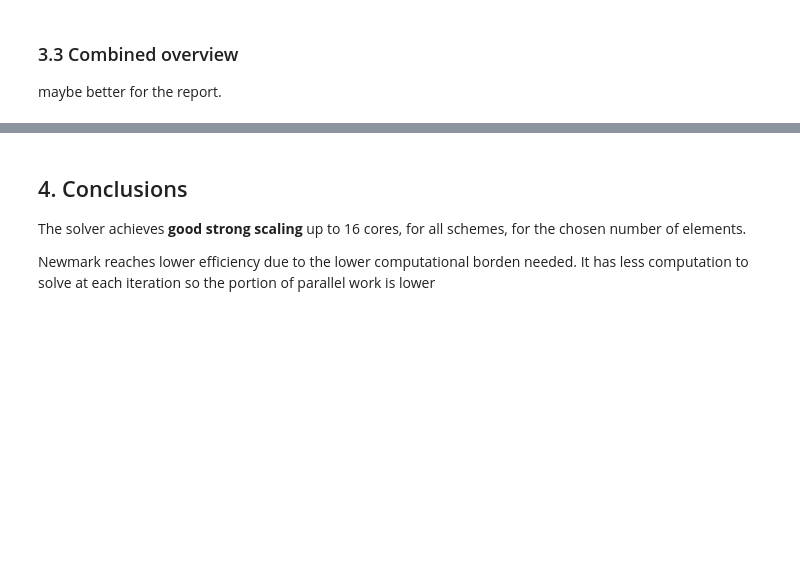
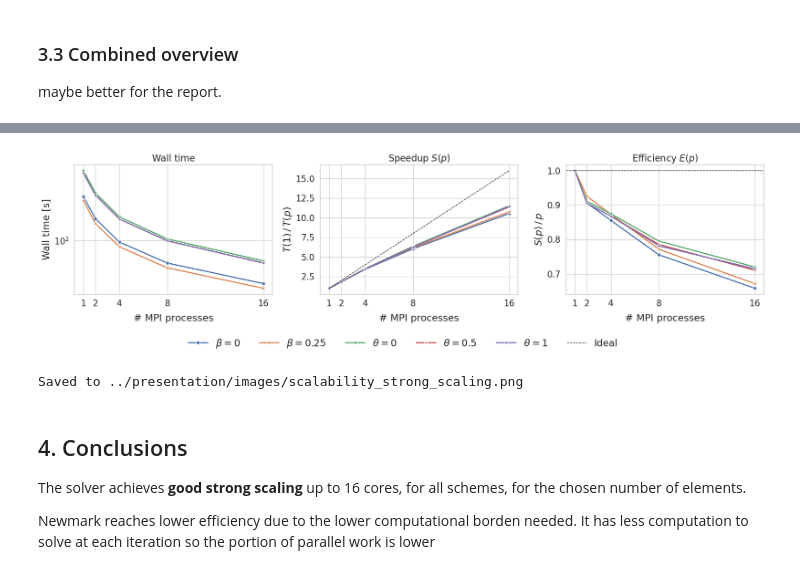
Before and after one commit to AlessandroGhiotto/nmpde-wave-equation, a Jupyter notebook: analysis/scalability-analisys.ipynb, the cells around one changed output, grey strips where cells are left out. Cells and saved outputs as stored; diff of their text form; code cells hidden in the pictures; blank space fills up the shorter version.

```diff
--- a/analysis/scalability-analisys.ipynb
+++ b/analysis/scalability-analisys.ipynb
@@ -338,4 +339,84 @@ print(f"Saved to {FIG_DIR / 'scalability_strong_scaling.png'}")
 Saved to ../report/images/scalability_strong_scaling.png
+# %%
+
+plt.rcParams.update({
+    "font.size":          FONT_SIZE_BASE+2,
+    "axes.titlesize":     FONT_SIZE_TITLE+2,
+    "axes.labelsize":     FONT_SIZE_LABEL+2,
+    "legend.fontsize":    FONT_SIZE_LEGEND+2,
+    "xtick.labelsize":    FONT_SIZE_TICK+2,
+    "ytick.labelsize":    FONT_SIZE_TICK+2,
+    "legend.title_fontsize": FONT_SIZE_LEGEND+4,
+})
+
+# --- Save combined 3-panel plot for the report ---
+FIG_DIR = Path("../presentation/images")
+FIG_DIR.mkdir(parents=True, exist_ok=True)
+
+SCHEME_LABELS = {
+    "theta-0.0":    r"$\theta=0$",
+    "theta-0.5":    r"$\theta=0.5$",
+    "theta-1.0":    r"$\theta=1$",
+    "newmark-0.00": r"$\beta=0$",
+    "newmark-0.25": r"$\beta=0.25$",
+}
+
+# Rename schemes for nicer labels
+dfm_plot = dfm_agg.copy()
+dfm_plot['Scheme'] = dfm_plot['scheme'].map(SCHEME_LABELS)
+
+fig, axes = plt.subplots(1, 3, figsize=(18, 5))
+
+# 1. Wall time
+sns.lineplot(
+    data=dfm_plot, x='nprocs', y='seconds',
+    hue='Scheme', style='Scheme', markers=True, dashes=False, linewidth=2,
+    ax=axes[0], errorbar=None,
+)
+axes[0].set_title('Wall time')
+axes[0].set_xlabel('# MPI processes', labelpad=10)
+axes[0].set_ylabel('Wall time [s]')
+axes[0].set_yscale('log')
+axes[0].set_xticks(sorted(dfm_plot['nprocs'].unique()))
+
+# 2. Speedup
+sns.lineplot(
+    data=dfm_plot, x='nprocs', y='speedup',
+    hue='Scheme', style='Scheme', markers=True, dashes=False, linewidth=2,
+    ax=axes[1], errorbar=None,
+)
+p_max = int(dfm_plot['nprocs'].max())
+axes[1].plot([1, p_max], [1, p_max], color='k', linewidth=1, linestyle='--', label='Ideal')
+axes[1].set_title(r'Speedup $S(p)$')
+axes[1].set_xlabel('# MPI processes', labelpad=10)
+axes[1].set_ylabel(r'$T(1)\,/\,T(p)$')
+axes[1].set_xticks(sorted(dfm_plot['nprocs'].unique()))
+
+# 3. Efficiency
+sns.lineplot(
+    data=dfm_plot, x='nprocs', y='efficiency',
+    hue='Scheme', style='Scheme', markers=True, dashes=False, linewidth=2,
+    ax=axes[2], errorbar=None,
+)
+axes[2].axhline(1.0, color='k', linewidth=1, linestyle='--', label='Ideal')
+axes[2].set_title(r'Efficiency $E(p)$')
+axes[2].set_xlabel('# MPI processes',labelpad=10)
+axes[2].set_ylabel(r'$S(p)\,/\,p$')
+axes[2].set_xticks(sorted(dfm_plot['nprocs'].unique()))
+
+handles, labels = axes[1].get_legend_handles_labels()
+for ax in axes:
+    if ax.get_legend() is not None:
+        ax.get_legend().remove()
+fig.legend(handles, labels, loc='lower center', ncol=6,
+           fontsize=FONT_SIZE_LEGEND+4, frameon=False, bbox_to_anchor=(0.5, -0.04))
+fig.tight_layout(rect=[0, 0.08, 1, 1])
+fig.savefig(FIG_DIR / "scalability_strong_scaling.png", bbox_inches="tight", dpi=150)
+plt.show()
+print(f"Saved to {FIG_DIR / 'scalability_strong_scaling.png'}")
+# %% [output]
+[figure, added]
+Saved to ../presentation/images/scalability_strong_scaling.png
 # %% [markdown]
 ## 4. Conclusions
 
```
Also changed, not shown: parts of 4 cells of this notebook, 29 other files.
